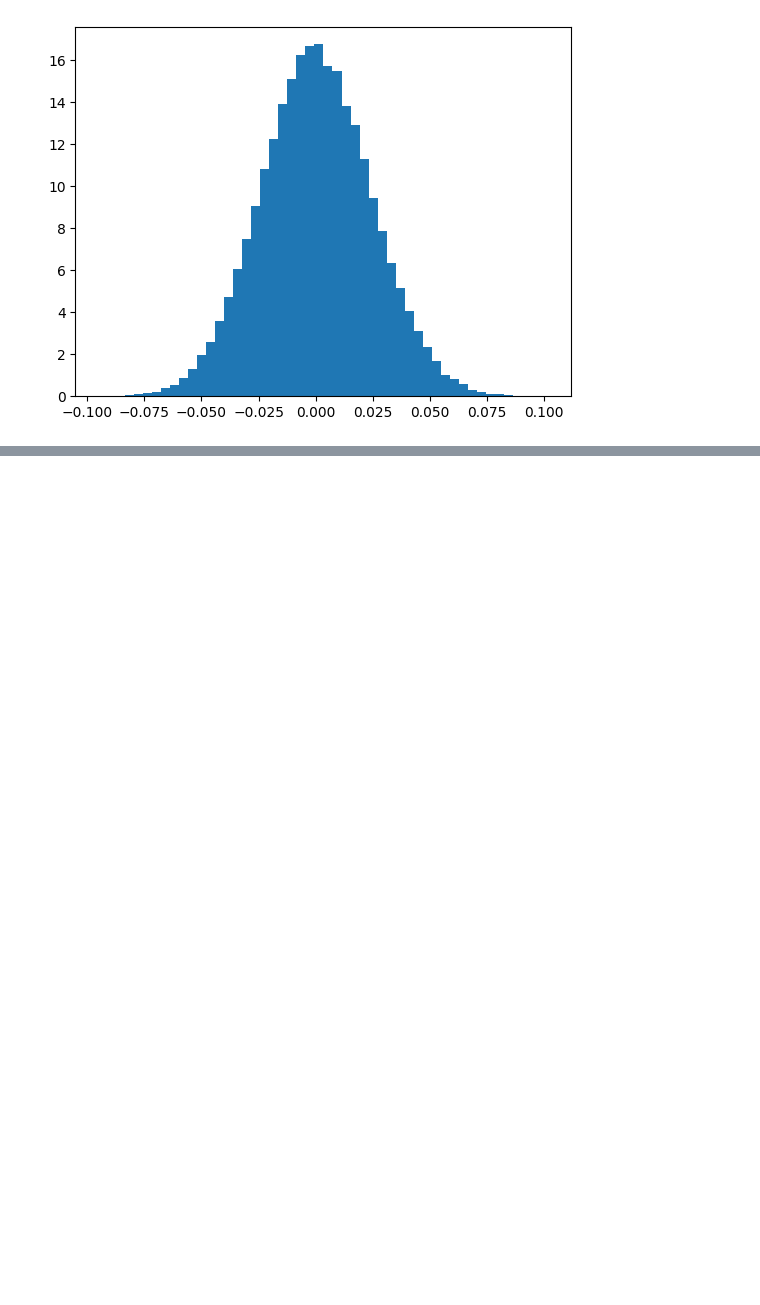
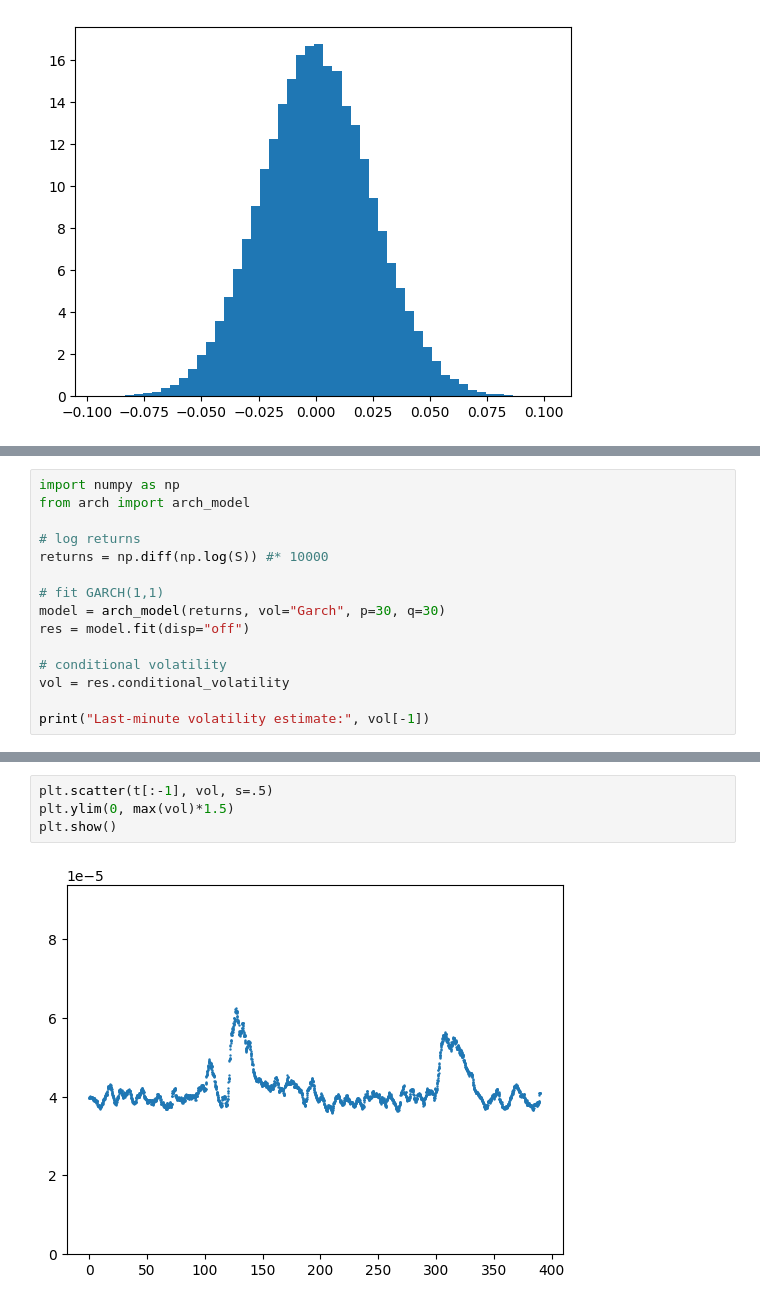
Before and after one commit to thomaskf99/m86, a Jupyter notebook: boundary_layer.ipynb, the cells around one changed output, grey strips where cells are left out. Cells and saved outputs as stored; diff of their text form; blank space fills up the shorter version.

Commit message:
added garch

```diff
--- a/boundary_layer.ipynb
+++ b/boundary_layer.ipynb
@@ -201,0 +202,15 @@ plt.show()
+# %%
+import numpy as np
+from arch import arch_model
+
+# log returns
+returns = np.diff(np.log(S)) #* 10000
+
+# fit GARCH(1,1)
+model = arch_model(returns, vol="Garch", p=30, q=30)
+res = model.fit(disp="off")
+
+# conditional volatility
+vol = res.conditional_volatility
+
+print("Last-minute volatility estimate:", vol[-1])
@@ -201,0 +231,6 @@ plt.show()
+# %%
+plt.scatter(t[:-1], vol, s=.5)
+plt.ylim(0, max(vol)*1.5)
+plt.show()
+# %% [output]
+[figure, added]
```
Also changed, not shown: parts of 4 cells of this notebook, 1 other file.
